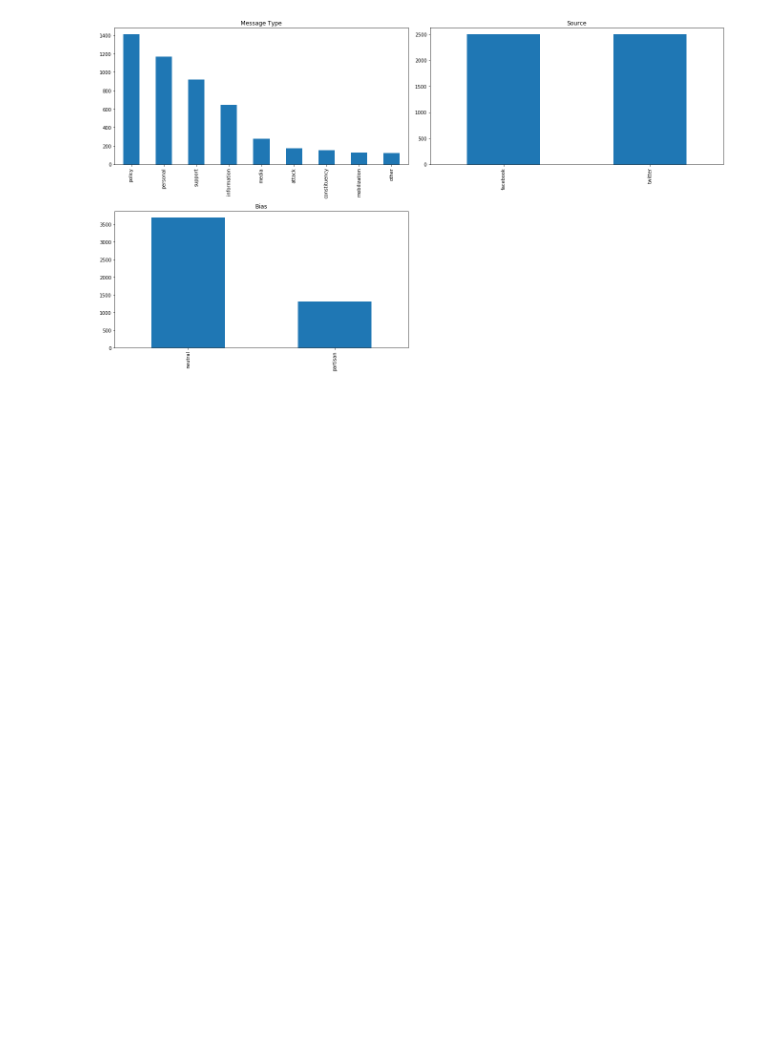
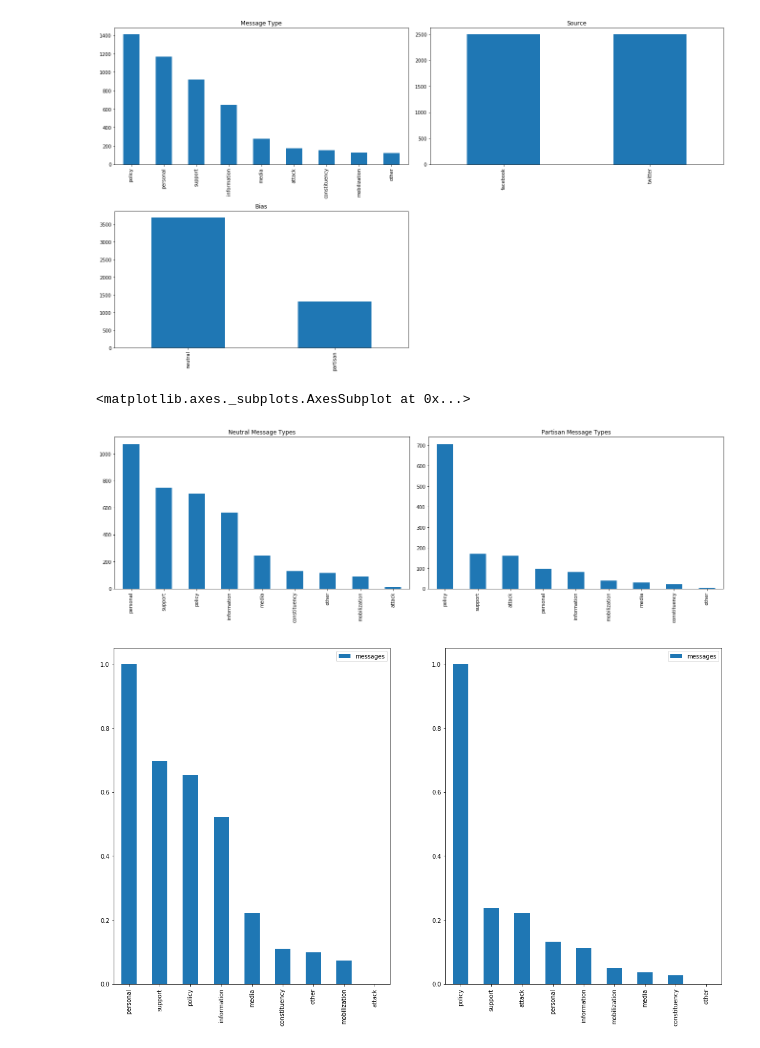
Before and after one commit to anishpdalal/twitter-sentiment-analysis, a Jupyter notebook: Political_Social_Media_Post_Analysis.ipynb, the cells around one changed output. Saved outputs shown, nothing was run; the diff lists cells and outputs as text; code cells hidden in the pictures; blank space fills up the shorter version.

Commit message:
Add normalized counts of messages types with respec to neutral or partisan sentiment

```diff
--- a/Political_Social_Media_Post_Analysis.ipynb
+++ b/Political_Social_Media_Post_Analysis.ipynb
@@ -71,3 +71,33 @@ pd.value_counts(dataset['bias']).plot.bar()
 plt.tight_layout()
 # %% [output]
 [figure]
+# %%
+neutral_messages = dataset[(dataset.bias == 'neutral')]
+partisan_messages = dataset[(dataset.bias == 'partisan')]
+# %%
+fig2 = plt.figure(2)
+
+fig2.set_size_inches(18.5, 10.5)
+plt.subplot(221)
+plt.title('Neutral Message Types')
+neutral_counts = pd.value_counts(neutral_messages['message'])
+neutral_counts.plot.bar()
+plt.subplot(222)
+plt.title('Partisan Message Types')
+partisan_counts = pd.value_counts(partisan_messages['message'])
+partisan_counts.plot.bar()
+plt.tight_layout()
+#########
+
+fig3, axes = plt.subplots(nrows=1, ncols=2)
+fig3.set_size_inches(18.5, 10.5)
+neutral_df = neutral_counts.to_frame(name="messages")
+normalized_neutral_df = (neutral_df-neutral_df.min())/(neutral_df.max()-neutral_df.min())
+normalized_neutral_df.plot(kind='bar', ax=axes[0], sharex=False, sharey=False, title="Normalized Neutral Messages")
+partisan_df = partisan_counts.to_frame(name="messages")
+normalized_partisan_df = (partisan_df-partisan_df.min())/(partisan_df.max()-partisan_df.min())
+normalized_partisan_df.plot(ax=axes[1], kind='bar',sharex=False, sharey=False)
+# %% [output]
+<matplotlib.axes._subplots.AxesSubplot at 0x...>
+[figure, added]
+[figure, added]
```
